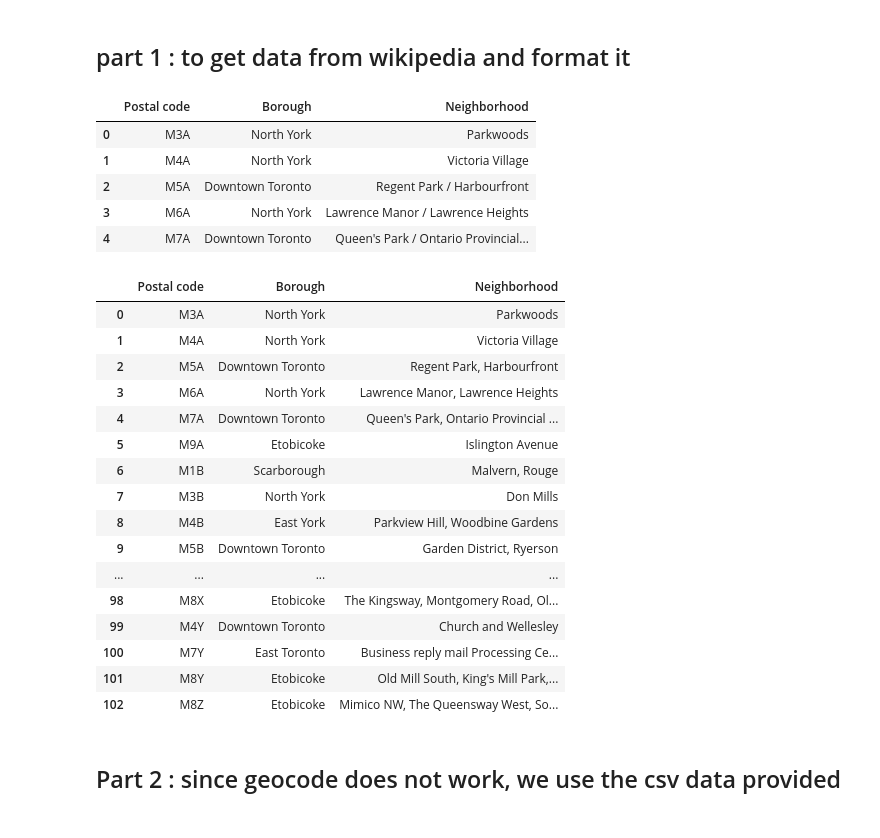
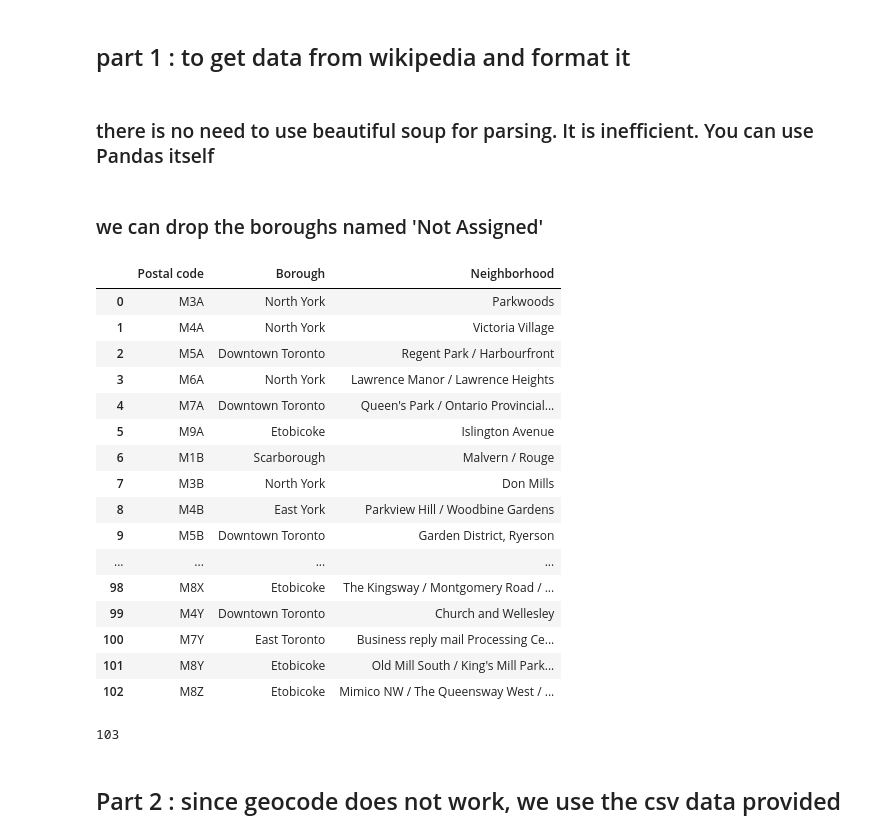
Before and after one commit to ajayfsm/Coursera_Capstone, a Jupyter notebook: toronto.ipynb, the cells around one changed output. Saved outputs shown, nothing was run; the diff lists cells and outputs as text; code cells hidden in the pictures.

Commit message:
minor edits to toronto

```diff
--- a/toronto.ipynb
+++ b/toronto.ipynb
@@ -5,44 +5,45 @@
 # %%
 import pandas as pd
 pd.set_option('display.max_rows', None)
+# %% [markdown]
+###  there is no need to use beautiful soup for parsing. It is inefficient. You can use Pandas itself
 # %%
 html_code =   pd.read_html('https://en.wikipedia.org/wiki/List_of_postal_codes_of_Canada:_M')
 table = html_code[0]
+# %% [markdown]
+### we can drop the boroughs named 'Not Assigned'
 # %%
 indexNames = table[table['Borough'] == 'Not assigned' ].index
 table.drop(indexNames , inplace=True)
 table.reset_index(inplace=True, drop=True)
-table.head()
+table
 # %% [output]
 |  | Postal code | Borough | Neighborhood |
 | 0 | M3A | North York | Parkwoods |
 | 1 | M4A | North York | Victoria Village |
 | 2 | M5A | Downtown Toronto | Regent Park / Harbourfront |
 | 3 | M6A | North York | Lawrence Manor / Lawrence Heights |
 | 4 | M7A | Downtown Toronto | Queen's Park / Ontario Provincial... |
+| 5 | M9A | Etobicoke | Islington Avenue |
+| 6 | M1B | Scarborough | Malvern / Rouge |
+| 7 | M3B | North York | Don Mills |
+| 8 | M4B | East York | Parkview Hill / Woodbine Gardens |
+| 9 | M5B | Downtown Toronto | Garden District, Ryerson |
+| ... | ... | ... | ... |
+| 98 | M8X | Etobicoke | The Kingsway / Montgomery Road / ... |
+| 99 | M4Y | Downtown Toronto | Church and Wellesley |
+| 100 | M7Y | East Toronto | Business reply mail Processing Ce... |
+| 101 | M8Y | Etobicoke | Old Mill South / King's Mill Park... |
+| 102 | M8Z | Etobicoke | Mimico NW / The Queensway West / ... |
 # %%
 # the wikipedia neighborhood column has / . we need to use comma
 
 table['Neighborhood'] = table['Neighborhood'].str.replace(' /',',')
-table
-# %% [output]
-|  | Postal code | Borough | Neighborhood |
-| 0 | M3A | North York | Parkwoods |
-| 1 | M4A | North York | Victoria Village |
-| 2 | M5A | Downtown Toronto | Regent Park, Harbourfront |
-| 3 | M6A | North York | Lawrence Manor, Lawrence Heights |
-| 4 | M7A | Downtown Toronto | Queen's Park, Ontario Provincial ... |
-| 5 | M9A | Etobicoke | Islington Avenue |
-| 6 | M1B | Scarborough | Malvern, Rouge |
-| 7 | M3B | North York | Don Mills |
-| 8 | M4B | East York | Parkview Hill, Woodbine Gardens |
-| 9 | M5B | Downtown Toronto | Garden District, Ryerson |
-| ... | ... | ... | ... |
-| 98 | M8X | Etobicoke | The Kingsway, Montgomery Road, Ol... |
-| 99 | M4Y | Downtown Toronto | Church and Wellesley |
-| 100 | M7Y | East Toronto | Business reply mail Processing Ce... |
-| 101 | M8Y | Etobicoke | Old Mill South, King's Mill Park,... |
-| 102 | M8Z | Etobicoke | Mimico NW, The Queensway West, So... |
+# %%
+# Print Number of rows of dataframe
+table.shape[0]
+# %% [output]
+103
 # %% [markdown]
 ## Part 2 : since geocode does not work, we use the csv data provided
 # %%
```
Also changed, not shown: parts of 2 cells of this notebook.
